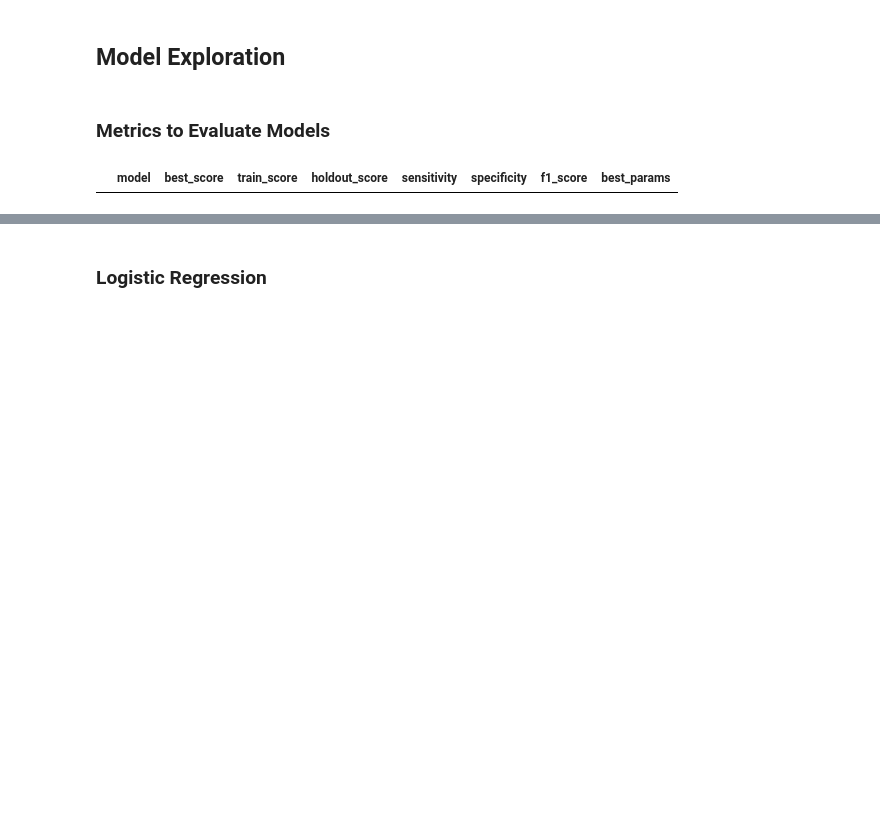
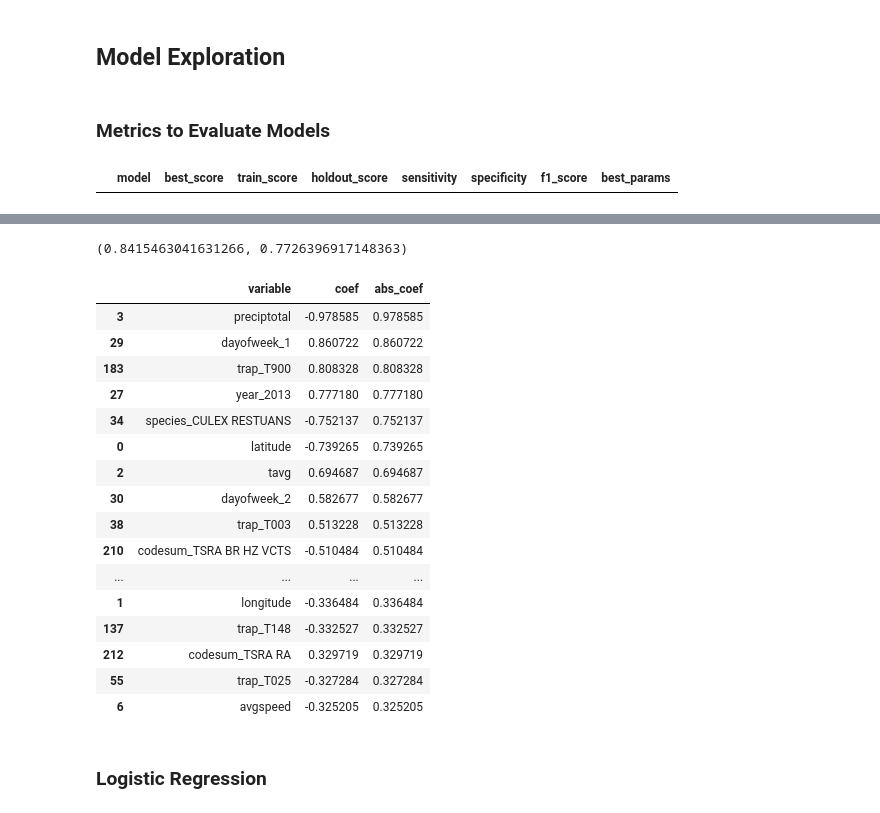
Before and after one commit to lindytanll/predict-west-nile-virus, a Jupyter notebook: code/5. Model Exploration.ipynb, the cells around one changed output, grey strips where cells are left out. Saved outputs shown, nothing was run; the diff lists cells and outputs as text; code cells hidden in the pictures; blank space fills up the shorter version.

```diff
--- a/code/5. Model Exploration.ipynb
+++ b/code/5. Model Exploration.ipynb
@@ -178,0 +256,4 @@ def model_metrics(gs, X_train, y_train, X_test, y_test, modelname):
+# %%
+# create synthetic data for train set
+sm = SMOTE()
+Xsm_train2, ysm_train2 = sm.fit_resample(Xs_train2, y_train2)
@@ -178,0 +320,9 @@ def model_metrics(gs, X_train, y_train, X_test, y_test, modelname):
+# %%
+# Smote-ing
+logreg = LogisticRegression(max_iter=10_000)
+
+# Fit model
+logreg.fit(Xsm_train2, ysm_train2)
+
+print(f'Logistic Regression Intercept: {logreg.intercept_}')
+print(f'Logistic Regression Coefficient: {logreg.coef_}')
@@ -179,3 +347,35 @@ def model_metrics(gs, X_train, y_train, X_test, y_test, modelname):
+# %%
+#logreg of no-week data, with SMOTE
+logreg.score(Xsm_train2, ysm_train2), logreg.score(Xs_holdout2, y_holdout2)
+# %% [output]
+(0.8415463041631266, 0.7726396917148363)
+# %%
+# Display Coefficients
+coefs = pd.DataFrame({'variable':X2.columns,
+                            'coef':logreg.coef_[0],
+                            'abs_coef':np.abs(logreg.coef_[0])
+                     })
+
+coefs.sort_values('abs_coef', inplace=True, ascending=False)
+coefs.head(40)
+# %% [output]
+|  | variable | coef | abs_coef |
+| 3 | preciptotal | -0.978585 | 0.978585 |
+| 29 | dayofweek_1 | 0.860722 | 0.860722 |
+| 183 | trap_T900 | 0.808328 | 0.808328 |
+| 27 | year_2013 | 0.777180 | 0.777180 |
+| 34 | species_CULEX RESTUANS | -0.752137 | 0.752137 |
+| 0 | latitude | -0.739265 | 0.739265 |
+| 2 | tavg | 0.694687 | 0.694687 |
+| 30 | dayofweek_2 | 0.582677 | 0.582677 |
+| 38 | trap_T003 | 0.513228 | 0.513228 |
+| 210 | codesum_TSRA BR HZ VCTS | -0.510484 | 0.510484 |
+| ... | ... | ... | ... |
+| 1 | longitude | -0.336484 | 0.336484 |
+| 137 | trap_T148 | -0.332527 | 0.332527 |
+| 212 | codesum_TSRA RA | 0.329719 | 0.329719 |
+| 55 | trap_T025 | -0.327284 | 0.327284 |
+| 6 | avgspeed | -0.325205 | 0.325205 |
 # %% [markdown]
 ### Logistic Regression
 # %%
```
Also changed, not shown: parts of 21 cells of this notebook, 1 other file.
